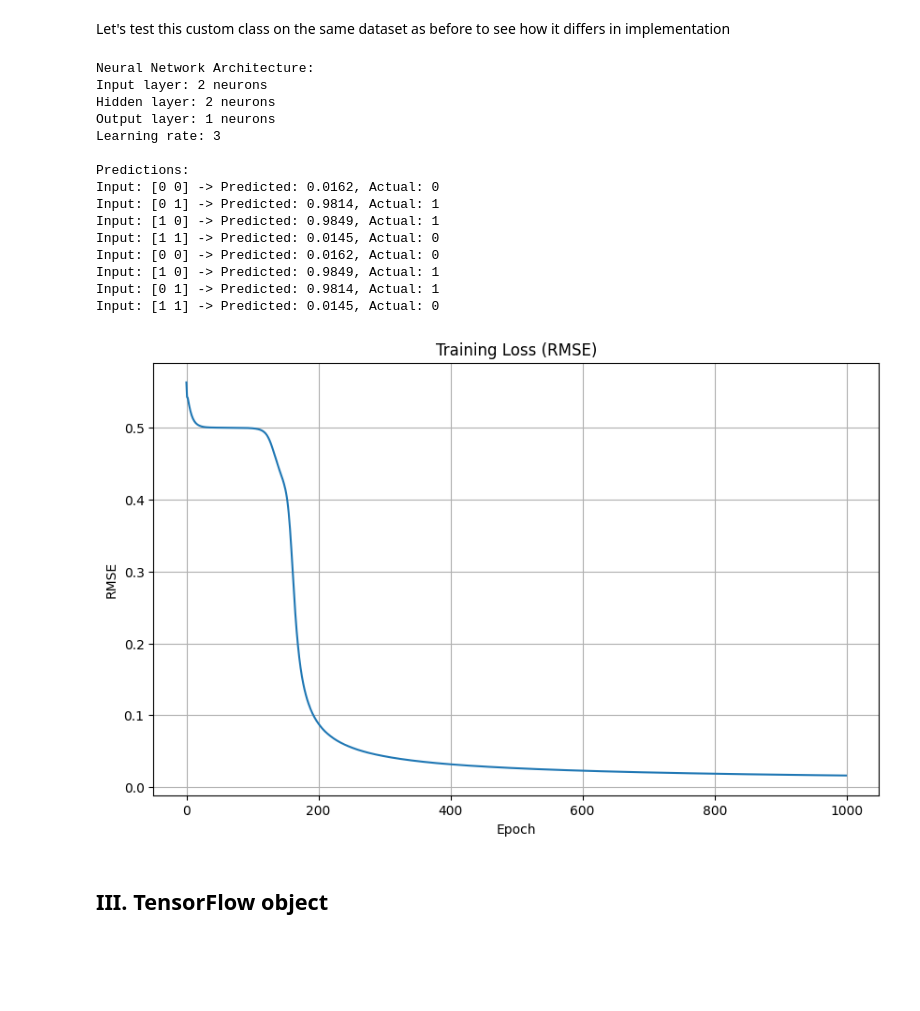
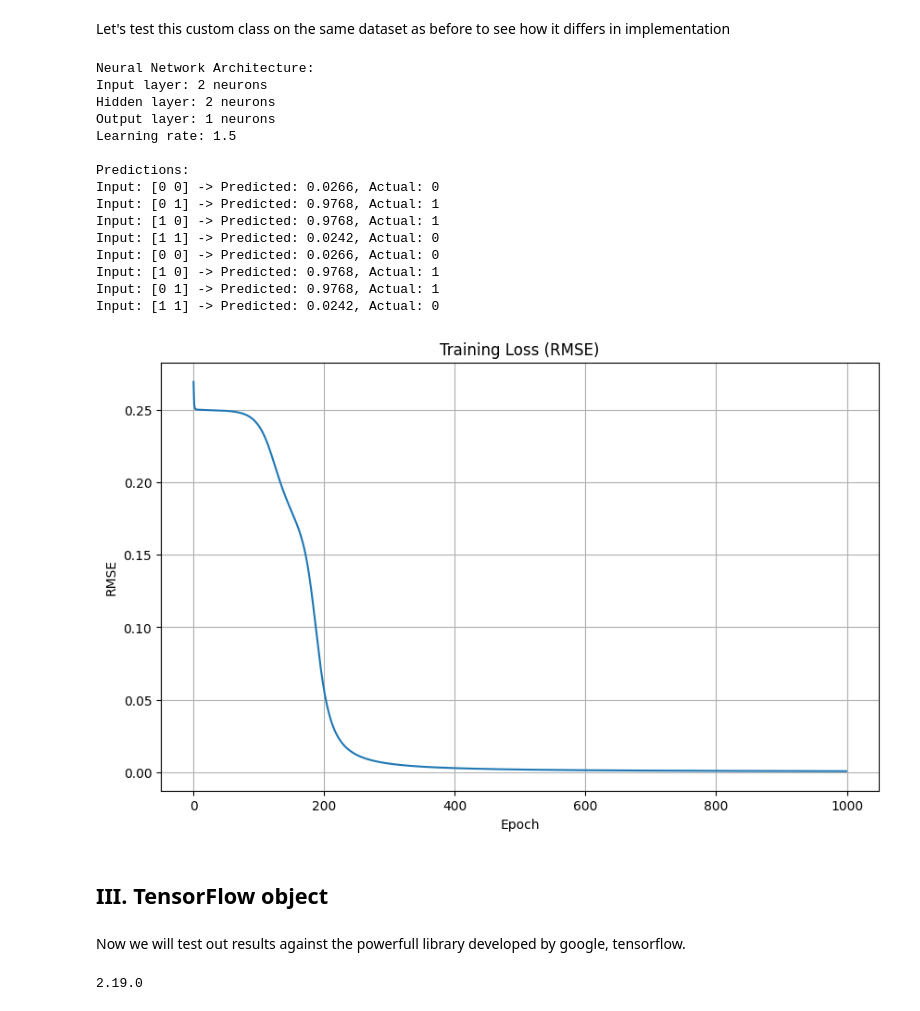
Before and after one commit to Tsunbert/neural-networks, a Jupyter notebook: xor-nn.ipynb, the cells around one changed output. Drawn from its saved outputs; the diff is of its cells as text; code cells hidden in the pictures; blank space fills up the shorter version.

Commit message:
Update XOR neural network implementation

```diff
--- a/xor-nn.ipynb
+++ b/xor-nn.ipynb
@@ -32,7 +32,7 @@ plt.show()
 epochs = 1000
 
 # Learning rate: how much the model will adjust its weights during training
-learning_rate = 3
+learning_rate = 1.5
 
 inputLayerNeurons, hiddenLayerNeurons, outputLayerNeurons = 2, 2, 1
 # Definign the activation function
@@ -69,7 +69,7 @@ for i in range(epochs):
 
     # Backpropagation
     error = outputs - predicted_outputs
-    loss.append(np.sqrt(np.square(error).mean())) #RMSE
+    loss.append(np.square(error).mean()) #MSE
     # print("Error: ", loss[i])
 
     # Derivative of the sigmoid function
@@ -183,7 +183,7 @@ class NeuralNetwork:
         - predicted_output: Output from forward pass
 
         Returns:
-        - loss: RMSE loss for this step
+        - loss: MSE loss for this step
         """
         # Calculate error
         error = y - predicted_output
@@ -201,8 +201,8 @@ class NeuralNetwork:
         self.hidden_weights += X.T.dot(d_hidden_layer) * self.learning_rate
         self.hidden_biases += np.sum(d_hidden_layer, axis=0, keepdims=True) * self.learning_rate
 
-        # Calculate RMSE loss
-        loss = np.sqrt(np.square(error).mean())
+        # Calculate MSE loss
+        loss = np.square(error).mean()
         return loss
 
     def train(self, X, y, epochs=1000):
@@ -253,43 +253,55 @@ X = np.array([[0,0], [0,1], [1,0], [1,1], [0,0], [1,0], [0,1], [1,1]])
 y = np.array([[0], [1], [1], [0], [0], [1], [1], [0]])
 
 # Create and train the network
-nn = NeuralNetwork(input_size=2, hidden_size=2, output_size=1, learning_rate=3)
+nn = NeuralNetwork(input_size=2, hidden_size=2, output_size=1, learning_rate=1.5)
 nn.summary()
 
 # Train the network
 loss_history = nn.train(X, y, epochs=1000)
 
 # Make predictions
 predictions = nn.predict(X)
 
 print("\nPredictions:")
 for i, pred in enumerate(predictions):
     print(f"Input: {X[i]} -> Predicted: {pred[0]:.4f}, Actual: {y[i][0]}")
 
 # Plot the loss
 plt.figure(figsize=(10, 6))
 plt.plot(loss_history)
 plt.title('Training Loss (RMSE)')
 plt.xlabel('Epoch')
 plt.ylabel('RMSE')
 plt.grid(True)
 plt.show()
 # %% [output]
 Neural Network Architecture:
 Input layer: 2 neurons
 Hidden layer: 2 neurons
 Output layer: 1 neurons
-Learning rate: 3
+Learning rate: 1.5
 
 Predictions:
-Input: [0 0] -> Predicted: 0.0162, Actual: 0
-Input: [0 1] -> Predicted: 0.9814, Actual: 1
-Input: [1 0] -> Predicted: 0.9849, Actual: 1
-Input: [1 1] -> Predicted: 0.0145, Actual: 0
-Input: [0 0] -> Predicted: 0.0162, Actual: 0
-Input: [1 0] -> Predicted: 0.9849, Actual: 1
-Input: [0 1] -> Predicted: 0.9814, Actual: 1
-Input: [1 1] -> Predicted: 0.0145, Actual: 0
+Input: [0 0] -> Predicted: 0.0266, Actual: 0
+Input: [0 1] -> Predicted: 0.9768, Actual: 1
+Input: [1 0] -> Predicted: 0.9768, Actual: 1
+Input: [1 1] -> Predicted: 0.0242, Actual: 0
+Input: [0 0] -> Predicted: 0.0266, Actual: 0
+Input: [1 0] -> Predicted: 0.9768, Actual: 1
+Input: [0 1] -> Predicted: 0.9768, Actual: 1
+Input: [1 1] -> Predicted: 0.0242, Actual: 0
-[figure, old version]
+[figure, new version]
 # %% [markdown]
 ## III. TensorFlow object
+# %% [markdown]
+Now we will test out results against the powerfull library developed by google, tensorflow.
+# %%
+import tensorflow as tf
+from tensorflow import keras
+from keras.models import Sequential
+from keras.layers import Dense
+import matplotlib.pyplot as plt
+
+print(tf.__version__)
+# %% [output]
+2.19.0
```
Also changed, not shown: parts of 7 cells of this notebook.
